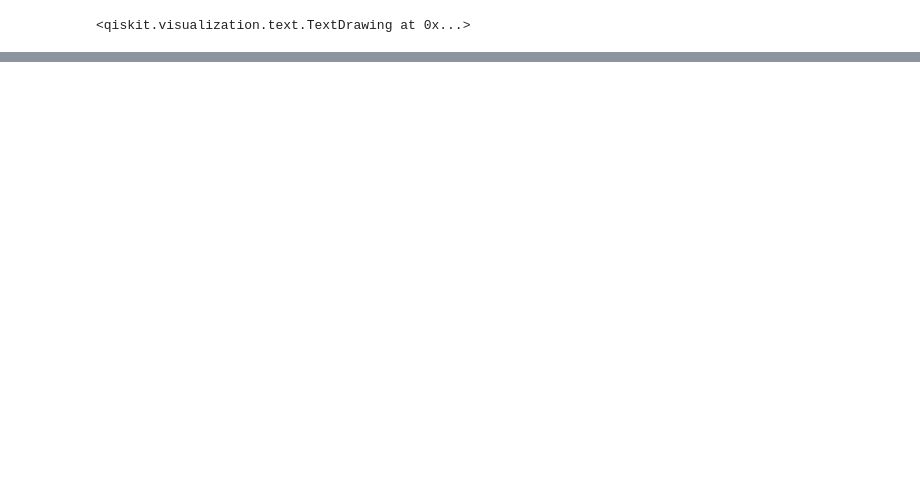
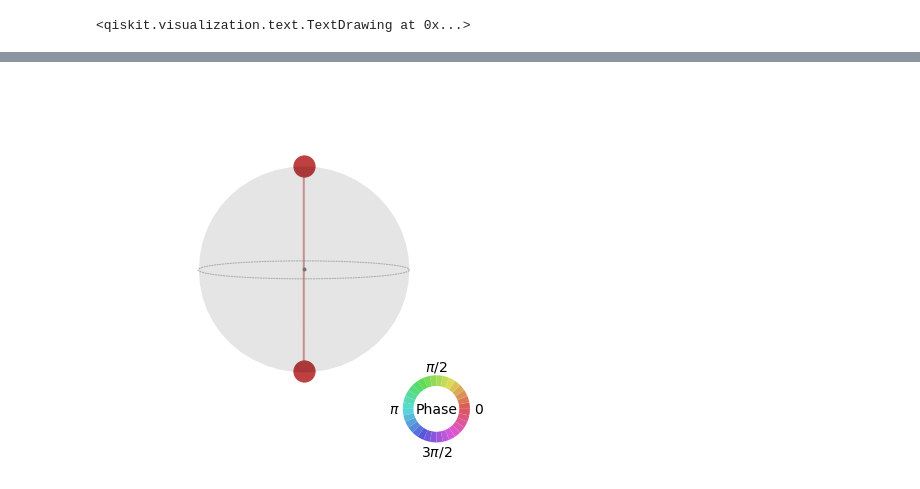
Before and after one commit to Adri-md-1208/Quantum-Project, a Jupyter notebook: Tutorials/Ploting data in Qiskit.ipynb, the cells around one changed output, grey strips where cells are left out. Saved outputs shown, nothing was run; the diff lists cells and outputs as text; code cells hidden in the pictures; blank space fills up the shorter version.

```diff
--- a/Tutorials/Ploting data in Qiskit.ipynb
+++ b/Tutorials/Ploting data in Qiskit.ipynb
@@ -89,0 +118,5 @@ plot_histogram(exp_counts, sort='hamming', target_string='1011')
+# %%
+from qiskit.visualization import plot_state_qsphere
+plot_state_qsphere(psi)
+# %% [output]
+[figure, added]
```
Also changed, not shown: parts of 13 cells of this notebook.
